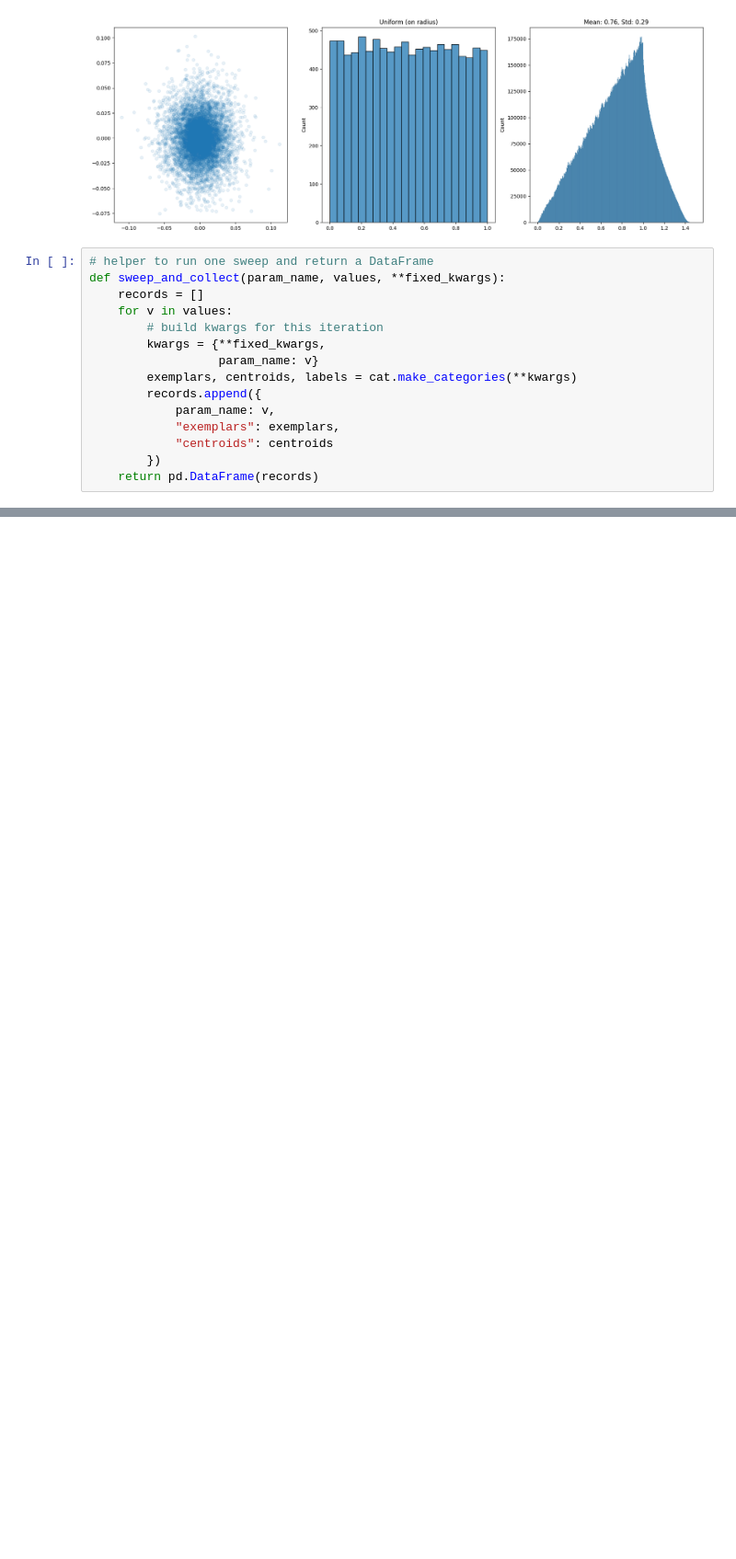
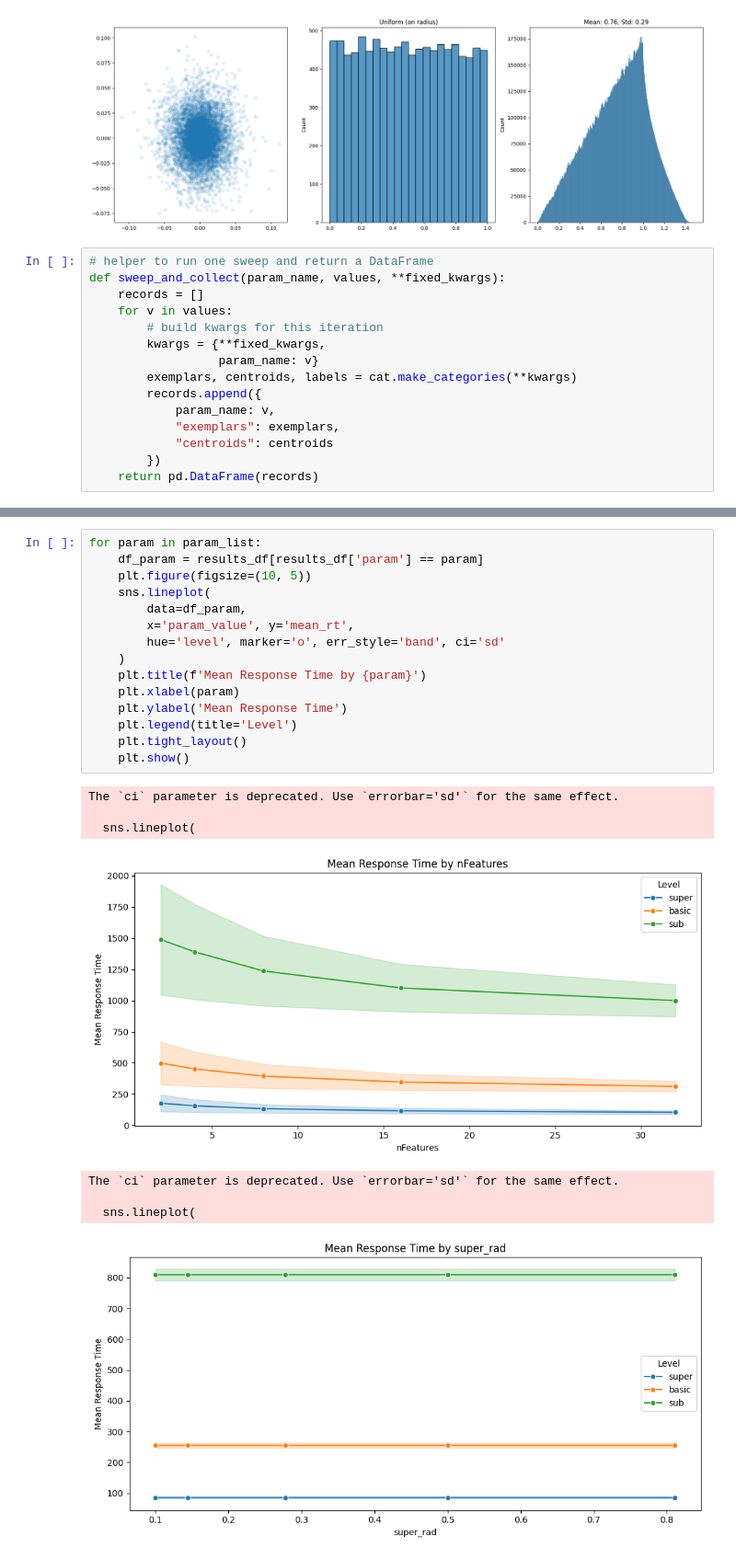
Before and after one commit to tobasummandal/deepCats, a Jupyter notebook: cat_sim_modified.ipynb, the cells around one changed output, grey strips where cells are left out. Shown at 92% size. Saved outputs shown, nothing was run; the diff lists cells and outputs as text; blank space fills up the shorter version.

```diff
--- a/cat_sim_modified.ipynb
+++ b/cat_sim_modified.ipynb
@@ -748,0 +378,24 @@ print(subSimNormalRTSummary)
+# %%
+for param in param_list:
+    df_param = results_df[results_df['param'] == param]
+    plt.figure(figsize=(10, 5))
+    sns.lineplot(
+        data=df_param,
+        x='param_value', y='mean_rt',
+        hue='level', marker='o', err_style='band', ci='sd'
+    )
+    plt.title(f'Mean Response Time by {param}')
+    plt.xlabel(param)
+    plt.ylabel('Mean Response Time')
+    plt.legend(title='Level')
+    plt.tight_layout()
+    plt.show()
+# %% [output]
+The `ci` parameter is deprecated. Use `errorbar='sd'` for the same effect.
+
+  sns.lineplot(
+[figure, added]
+The `ci` parameter is deprecated. Use `errorbar='sd'` for the same effect.
+
+  sns.lineplot(
+[figure, added]
```
Also changed, not shown: parts of 37 cells of this notebook.
